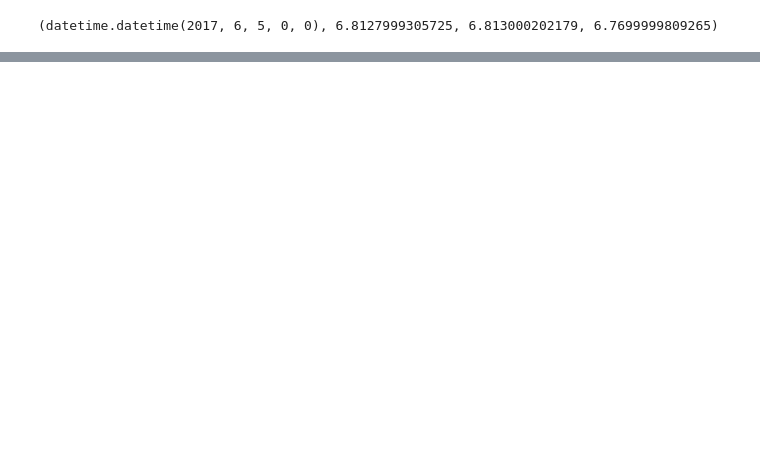
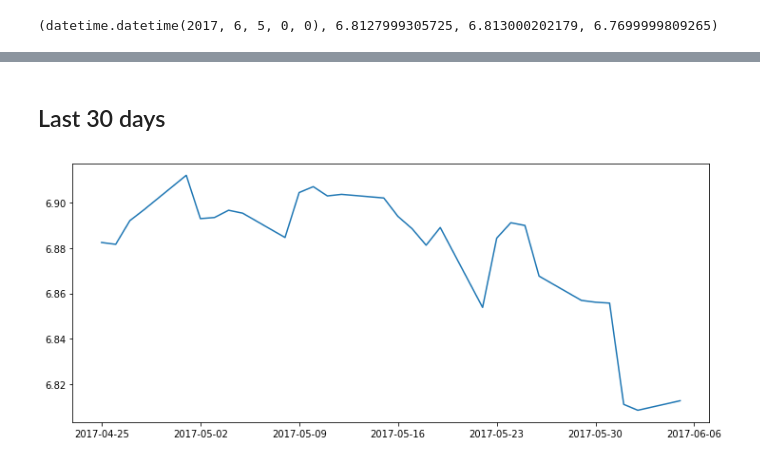
Before and after one commit to towerjoo/mynotebooks, a Jupyter notebook: notebooks/usdcny.ipynb, the cells around one changed output, grey strips where cells are left out. Saved outputs shown, nothing was run; the diff lists cells and outputs as text; code cells hidden in the pictures; blank space fills up the shorter version.

```diff
--- a/notebooks/usdcny.ipynb
+++ b/notebooks/usdcny.ipynb
@@ -23,0 +29,6 @@ plt.plot(xs, ys)
+# %% [markdown]
+## Last 30 days
+# %%
+plot(values, 30)
+# %% [output]
+[figure, added]
```
Also changed, not shown: parts of 11 cells of this notebook.
